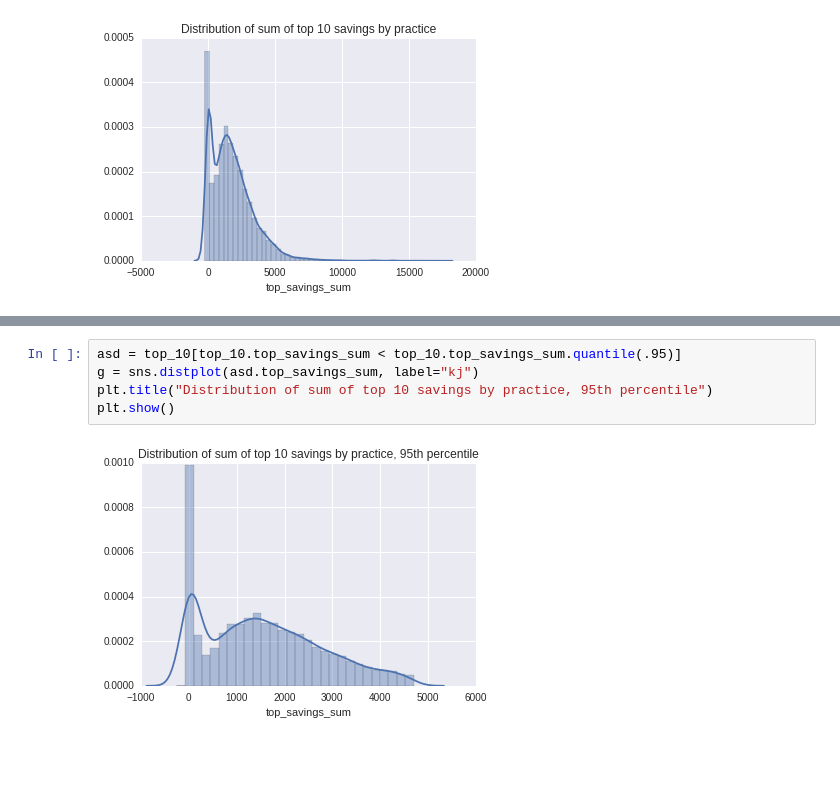
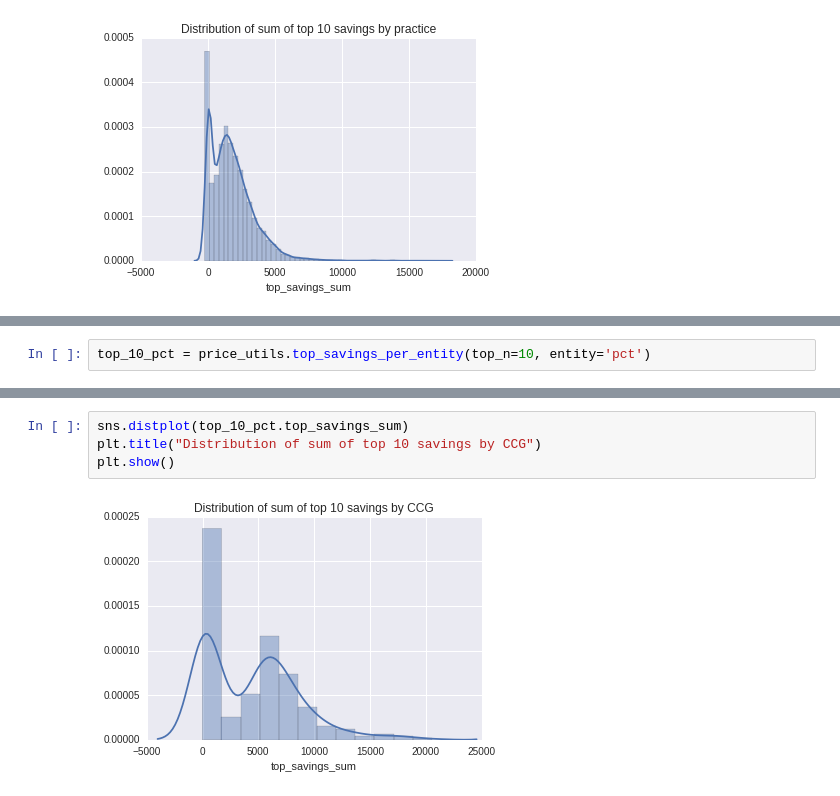
Before and after one commit to ebmdatalab/price-per-dose, a Jupyter notebook: Price per dose.ipynb, the cells around one changed output, grey strips where cells are left out. Drawn from its saved outputs; the diff is of its cells as text; blank space fills up the shorter version.

Commit message:
Also support top-savings-distribution by CCG

```diff
--- a/Price per dose.ipynb
+++ b/Price per dose.ipynb
@@ -154,0 +148,2 @@ plt.show()
+# %%
+top_10_pct = price_utils.top_savings_per_entity(top_n=10, entity='pct')
@@ -155,7 +162,6 @@ plt.show()
 # %%
-asd = top_10[top_10.top_savings_sum < top_10.top_savings_sum.quantile(.95)]
-g = sns.distplot(asd.top_savings_sum, label="kj")
-plt.title("Distribution of sum of top 10 savings by practice, 95th percentile")
+sns.distplot(top_10_pct.top_savings_sum)
+plt.title("Distribution of sum of top 10 savings by CCG")
 plt.show()
 # %% [output]
-[figure, old version]
+[figure, new version]
```
Also changed, not shown: parts of 6 cells of this notebook, 1 other file.
